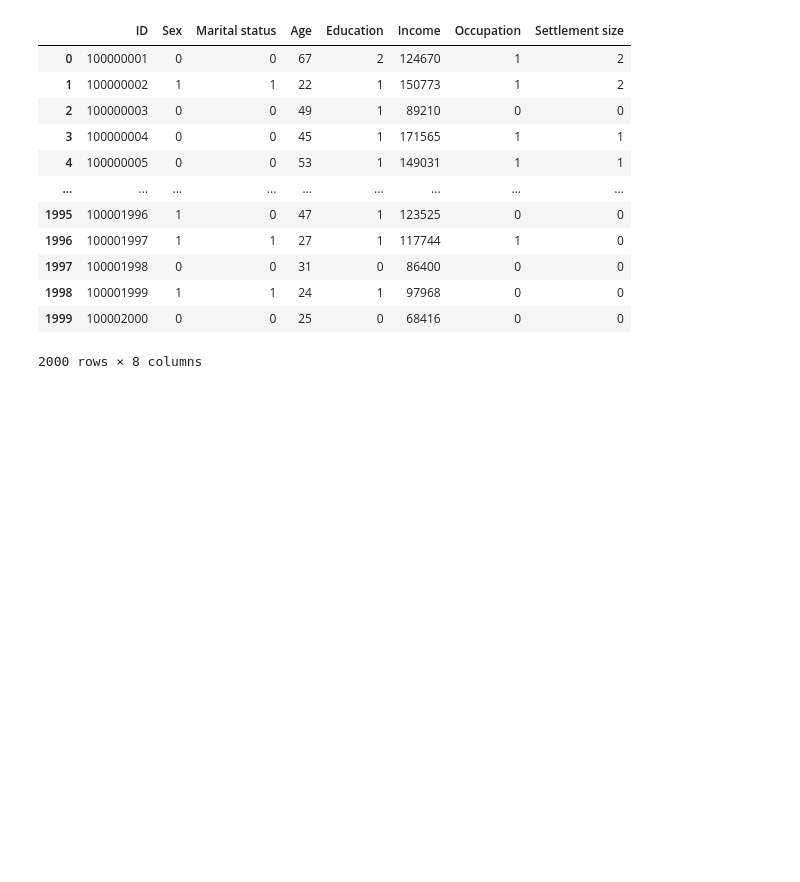
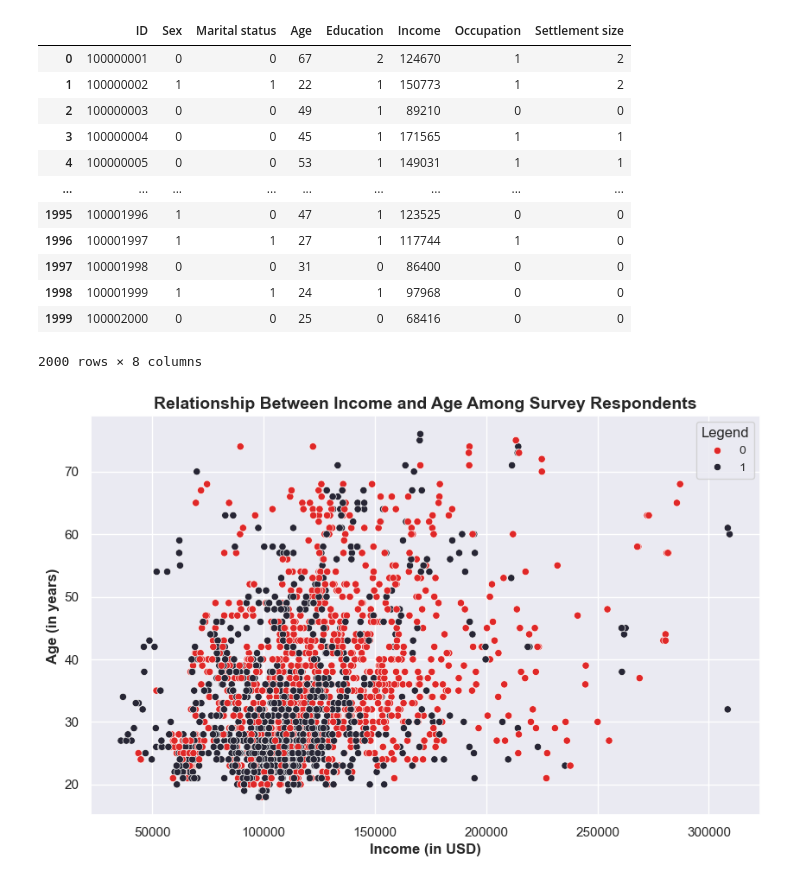
Before and after one commit to Adeniceadebo/data_viz_scatter_plot, a Jupyter notebook: scatter_plots.ipynb, the cells around one changed output. Saved outputs shown, nothing was run; the diff lists cells and outputs as text; code cells hidden in the pictures; blank space fills up the shorter version.

```diff
--- a/scatter_plots.ipynb
+++ b/scatter_plots.ipynb
@@ -22,5 +22,13 @@ df_income
 2000 rows × 8 columns
 # %%
 plt.figure(figsize=(10, 6))
-sns.scatterplot(data=df_income, x='income', y='age', hue='sex', style='marital status', palette='deep')
-plt.title('Relationship Between Income and Age Among Survey Respondents')
+sns.scatterplot(data=df_income, x='Income', y='Age', hue='Sex', palette=['#E02828', '#272635'])
+plt.title('Relationship Between Income and Age Among Survey Respondents', fontweight='bold', fontsize=14)
+plt.xlabel('Income (in USD)', fontsize=12, fontweight='bold')
+plt.ylabel('Age (in years)', fontsize=12, fontweight='bold')
+plt.legend(title='Legend', fontsize=10, loc ='upper right')
+plt.grid(True)
+plt.savefig('income_vs_age.png', dpi=300, bbox_inches='tight')
+plt.show()
+# %% [output]
+[figure, added]
```
